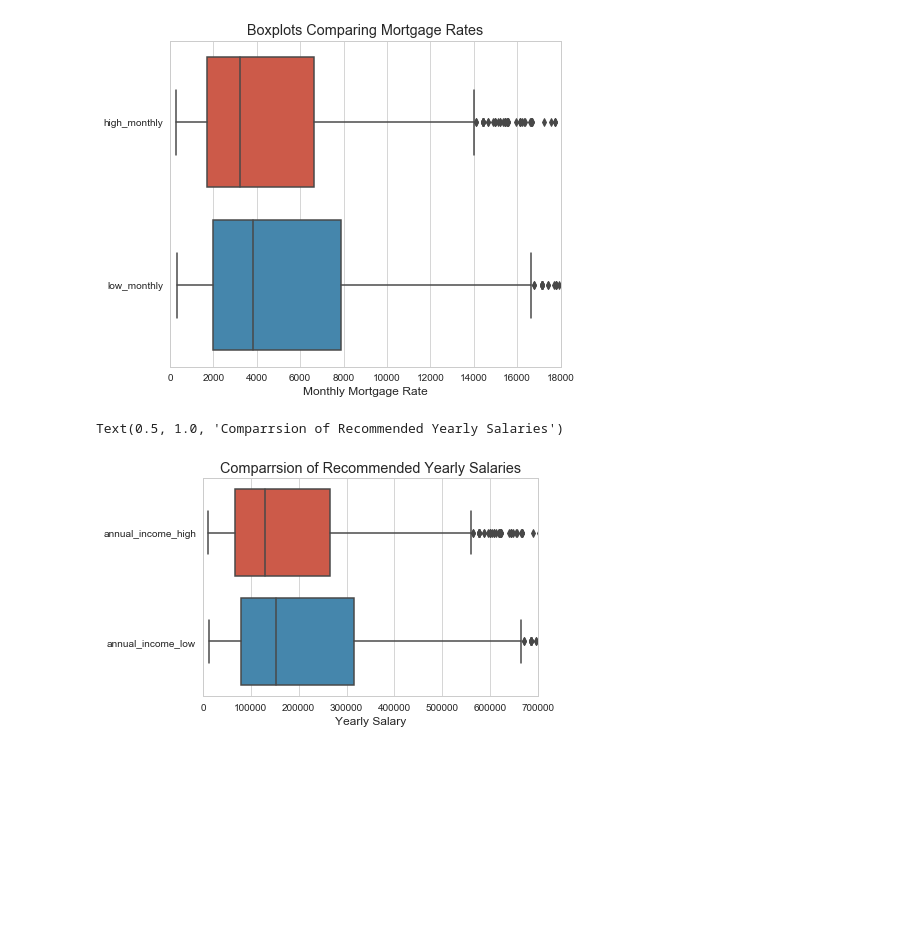
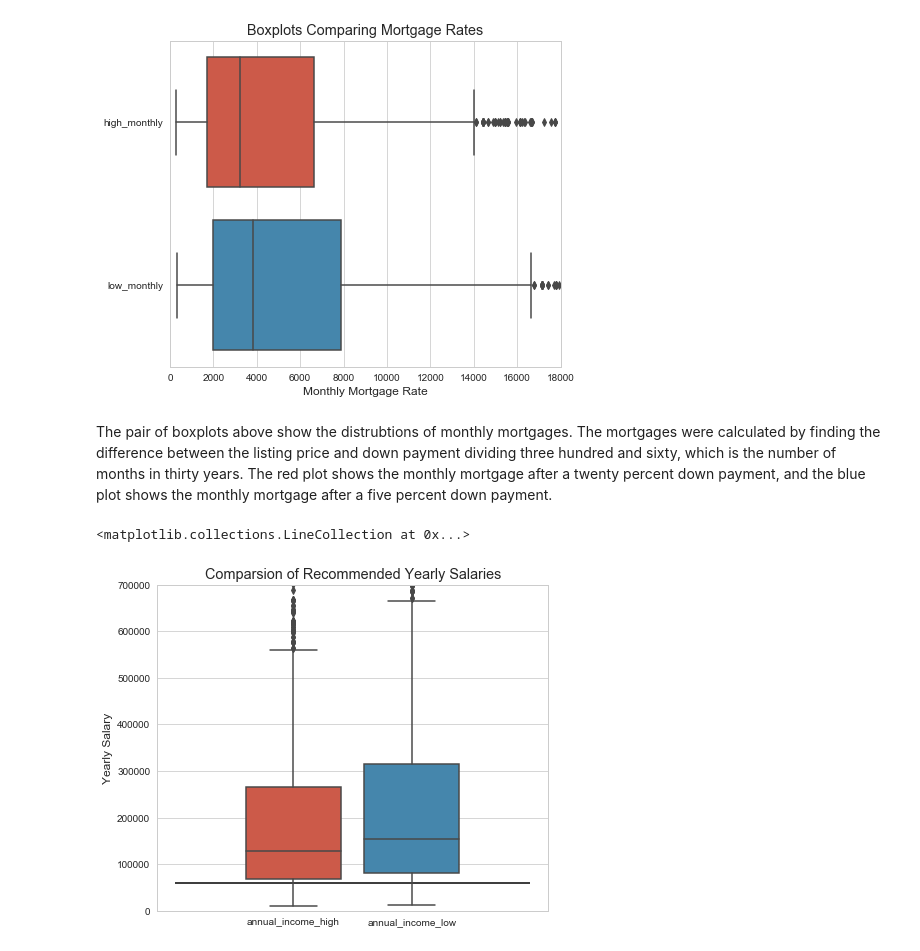
Before and after one commit to bpj2500/Web_Scraping_Project, a Jupyter notebook: Project Presentation .ipynb, the cells around one changed output. Cells and saved outputs as stored; diff of their text form; code cells hidden in the pictures; blank space fills up the shorter version.

```diff
--- a/Project Presentation .ipynb
+++ b/Project Presentation .ipynb
@@ -122,14 +134,18 @@ ax.set_title('Boxplots Comparing Mortgage Rates')
 # %% [output]
 Text(0.5, 1.0, 'Boxplots Comparing Mortgage Rates')
 [figure]
+# %% [markdown]
+The pair of boxplots above show the distrubtions of monthly mortgages. The mortgages were calculated by finding the difference between the listing price and down payment dividing three hundred and sixty, which is the number of months in thirty years. The red plot shows the monthly mortgage after a twenty percent down payment, and the blue plot shows the monthly mortgage after a five percent down payment.
 # %%
 df_salary = df[['annual_income_high', 'annual_income_low']]
 df_sals = df_salary.melt(value_vars= ['annual_income_high', 'annual_income_low'], value_name = 'annual_income')
-ax = sns.boxplot(x="annual_income", y="variable", data=df_sals)
-ax.set(xlim=(0,700000))
-ax.set_xlabel("Yearly Salary")
-ax.set_ylabel('')
-ax.set_title('Comparrsion of Recommended Yearly Salaries')
+f, ax = plt.subplots(figsize=(7, 6))
+ax = sns.boxplot(x="variable", y="annual_income", data=df_sals)
+ax.set(ylim=(0,700000))
+ax.set_xlabel("")
+ax.set_ylabel('Yearly Salary')
+ax.set_title('Comparsion of Recommended Yearly Salaries')
+ax.hlines(60000, -1, 2)
 # %% [output]
-Text(0.5, 1.0, 'Comparrsion of Recommended Yearly Salaries')
+<matplotlib.collections.LineCollection at 0x...>
-[figure, old version]
+[figure, new version]
```
Also changed, not shown: parts of 9 cells of this notebook.
